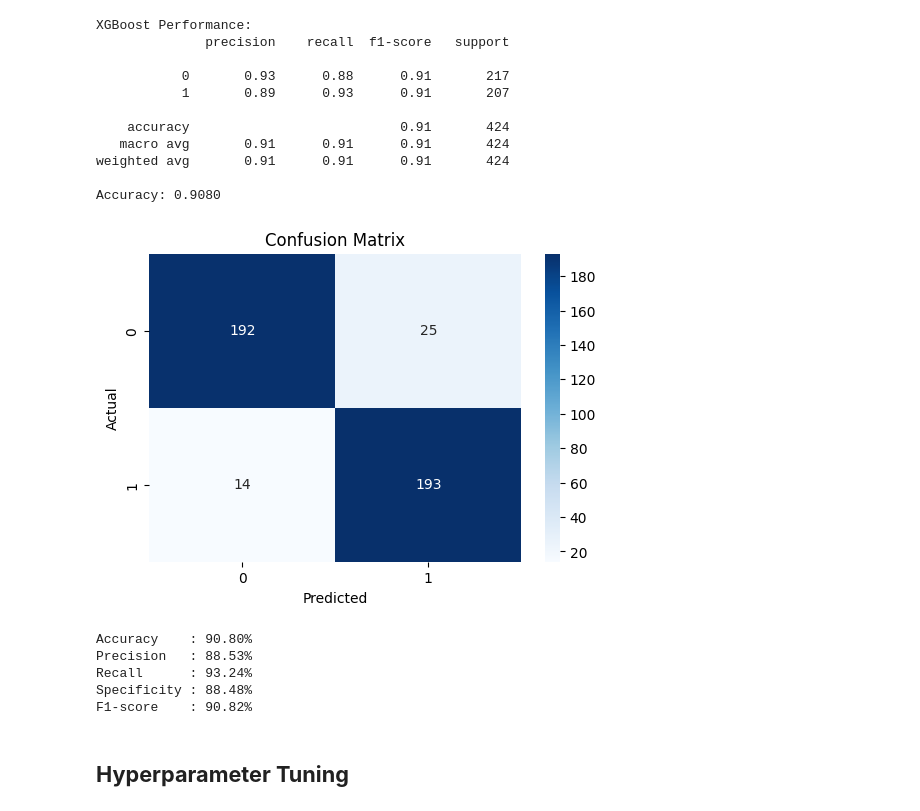
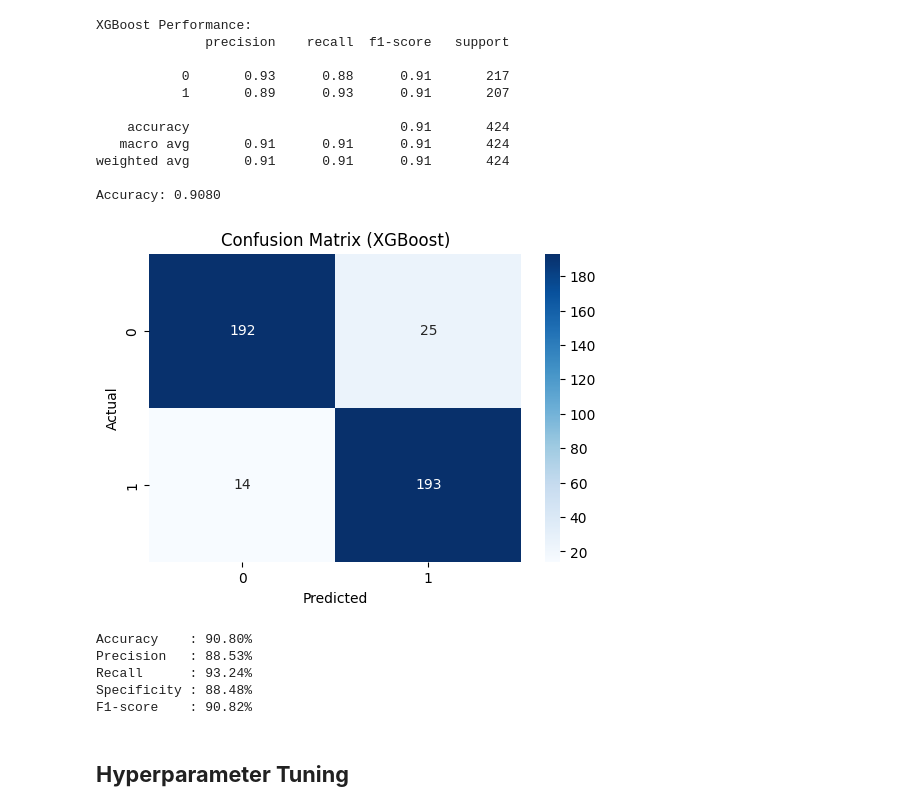
Before and after one commit to rydzze/Sentiment-Analysis-on-Hacker-Forums, a Jupyter notebook: xgb.ipynb, the cells around one changed output. Drawn from its saved outputs; the diff is of its cells as text; code cells hidden in the pictures.

```diff
--- a/xgb.ipynb
+++ b/xgb.ipynb
@@ -170,18 +170,18 @@ Accuracy: 0.9080
 # %%
 conf_matrix_test = confusion_matrix(y_test, xgb_pred)
 
 plt.figure(figsize=(6, 4))
 sns.heatmap(conf_matrix_test, annot=True, fmt='d', cmap='Blues',
             xticklabels=xgb.classes_, yticklabels=xgb.classes_)
 plt.xlabel('Predicted')
 plt.ylabel('Actual')
-plt.title('Confusion Matrix')
+plt.title('Confusion Matrix (XGBoost)')
 plt.show()
 
 metrics_test = calculate_metrics(y_test, xgb_pred, conf_matrix_test)
 display_metrics(metrics_test)
 # %% [output]
-[figure, old version]
+[figure, new version]
 Accuracy    : 90.80%
 Precision   : 88.53%
 Recall      : 93.24%
```
Also changed, not shown: parts of 1 cell of this notebook, 4 other files.
